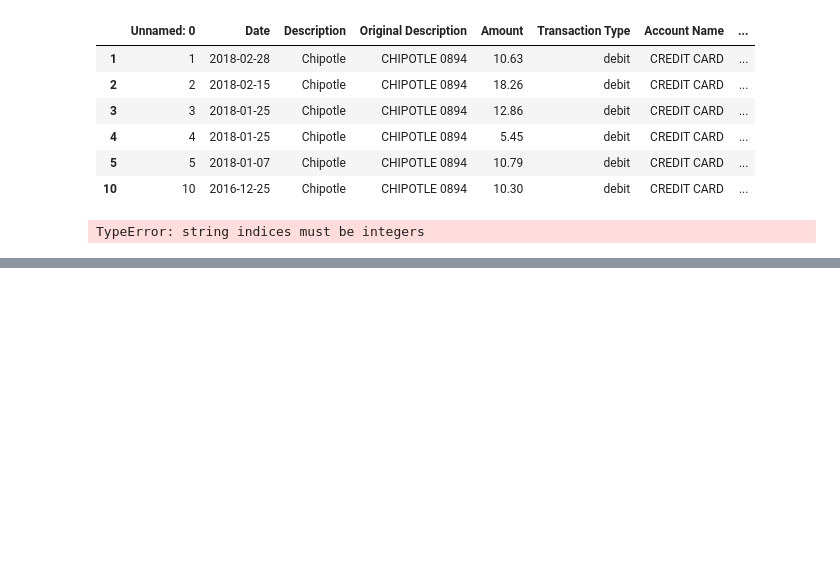
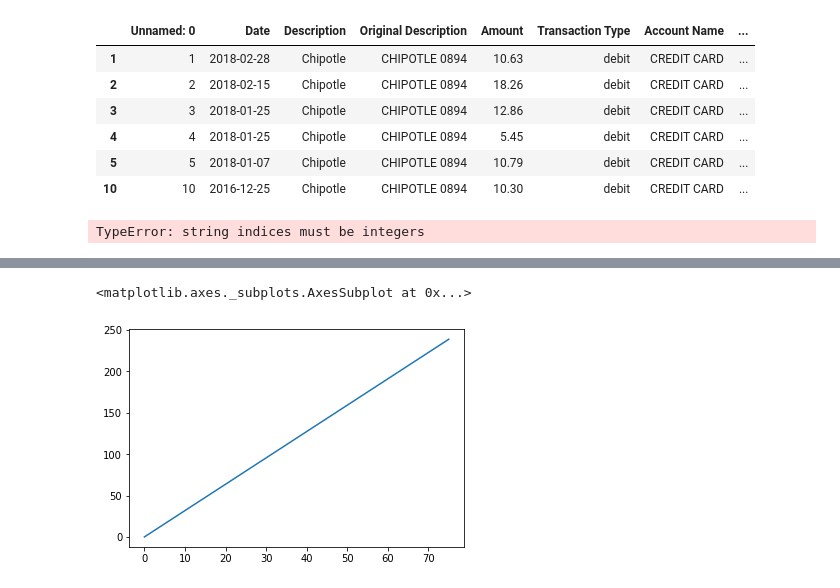
Before and after one commit to t-jayw/chipotme, a Jupyter notebook: plotly.ipynb, the cells around one changed output, grey strips where cells are left out. Drawn from its saved outputs; the diff is of its cells as text; code cells hidden in the pictures; blank space fills up the shorter version.

```diff
--- a/plotly.ipynb
+++ b/plotly.ipynb
@@ -127,0 +120,12 @@ KeyError: ('text', 'occurred at index (store_no, )')
+# %%
+df['day_of_week'] = df['Date'].dt.dayofweek
+df['day_of_month'] = (df['Date']).apply(lambda x: x.day)
+
+days = {0:'Mon',1:'Tues',2:'Weds',3:'Thurs',4:'Fri',5:'Sat',6:'Sun'}
+
+df['day_of_week'] = df['day_of_week'].apply(lambda x: days[x])
+
+season_str = {1:"Winter", 2:"Spring", 3:"Summer", 4:"Autumn"}
+df['season'] = df.Date.apply(lambda x:  (x.month%12+3)//3 ).apply(lambda x: season_str[x])
+
+df['month'] = df.Date.apply(lambda x: x.month)
@@ -127,0 +171,5 @@ KeyError: ('text', 'occurred at index (store_no, )')
+# %%
+x = df.index
+y = df['Amount']
+regression = sm.OLS(x,y).fit()
+regression.summary()
@@ -127,0 +193,7 @@ KeyError: ('text', 'occurred at index (store_no, )')
+# %%
+foo = regression.predict(df.index)
+# %%
+pd.Series(foo).plot()
+# %% [output]
+<matplotlib.axes._subplots.AxesSubplot at 0x...>
+[figure, added]
```
Also changed, not shown: parts of 15 cells of this notebook, 2 other files.
